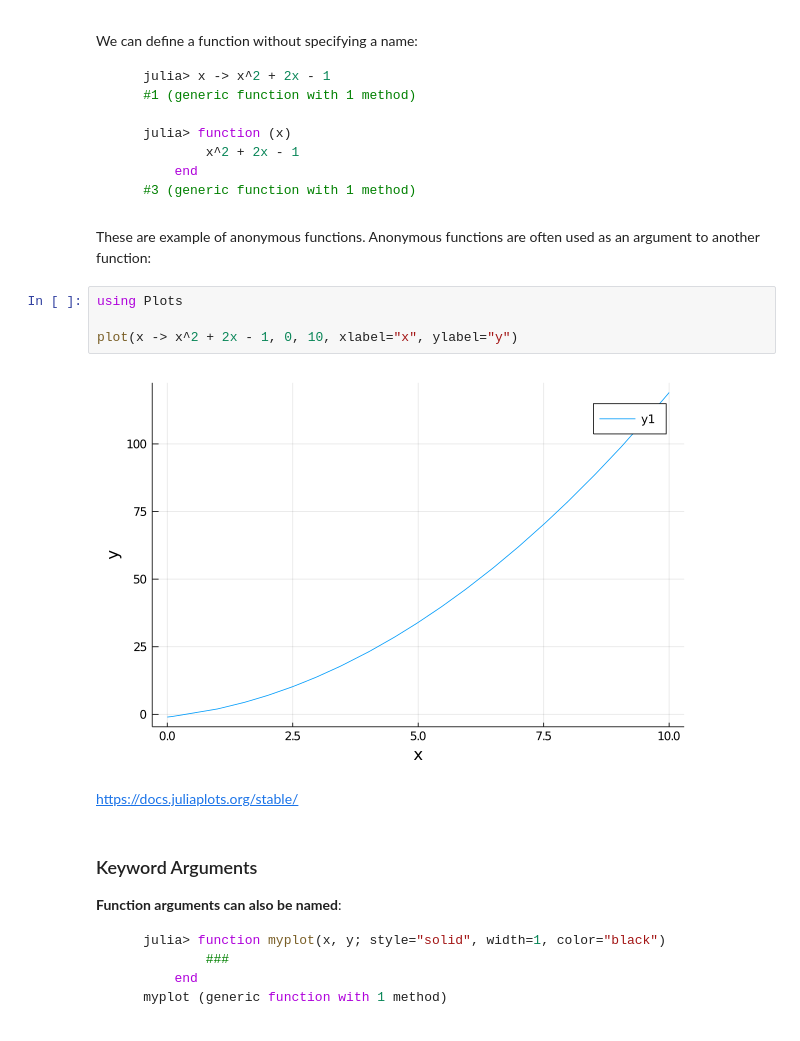
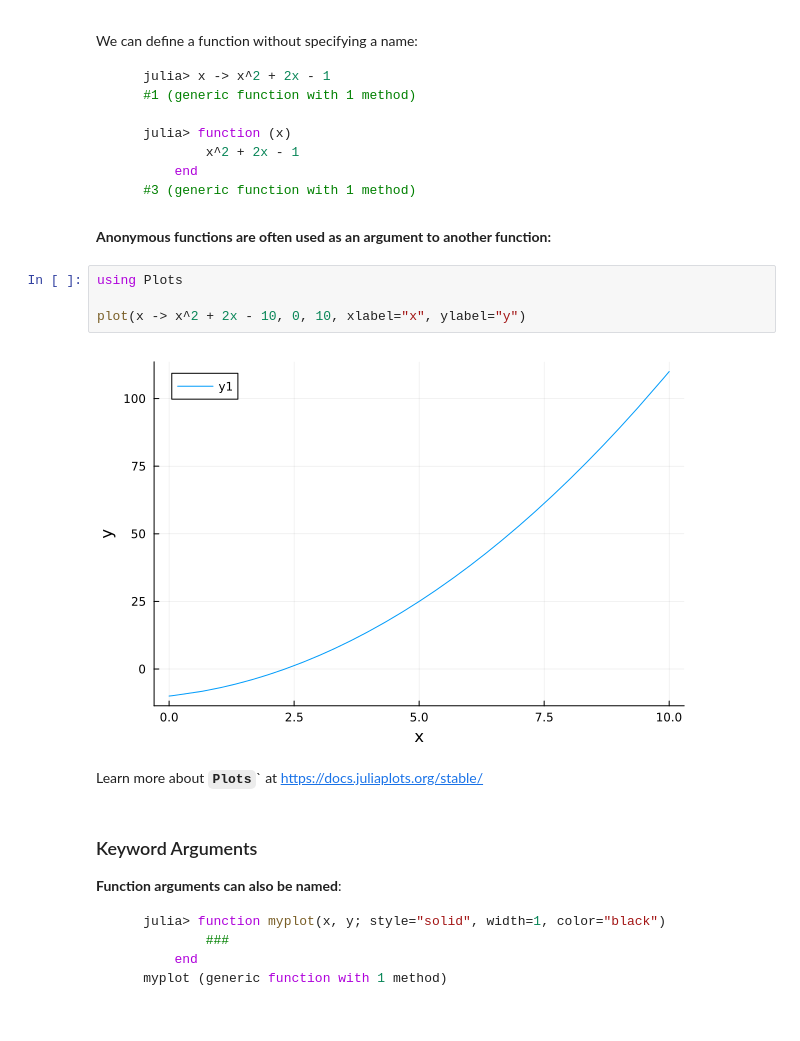
Before and after one commit to kmp360/Introduction-to-Julia, a Jupyter notebook: notebooks/a-ThinkJulia-lecture-19.ipynb, the cells around one changed output. Drawn from its saved outputs; the diff is of its cells as text.

````diff
--- a/notebooks/a-ThinkJulia-lecture-19.ipynb
+++ b/notebooks/a-ThinkJulia-lecture-19.ipynb
@@ -56,15 +57,15 @@ We can define a function without specifying a name:
     #3 (generic function with 1 method)
 ```
 # %% [markdown]
-These are example of anonymous functions. Anonymous functions are often used as an argument to another function:
+**Anonymous functions are often used as an argument to another function:**
 # %%
 using Plots
 
-plot(x -> x^2 + 2x - 1, 0, 10, xlabel="x", ylabel="y")
+plot(x -> x^2 + 2x - 10, 0, 10, xlabel="x", ylabel="y")
 # %% [output]
-[figure, old version]
+[figure, new version]
 # %% [markdown]
-https://docs.juliaplots.org/stable/
+Learn more about **`Plots`**` at https://docs.juliaplots.org/stable/
 # %% [markdown]
 ### Keyword Arguments
 
````
Also changed, not shown: parts of 14 cells of this notebook.
